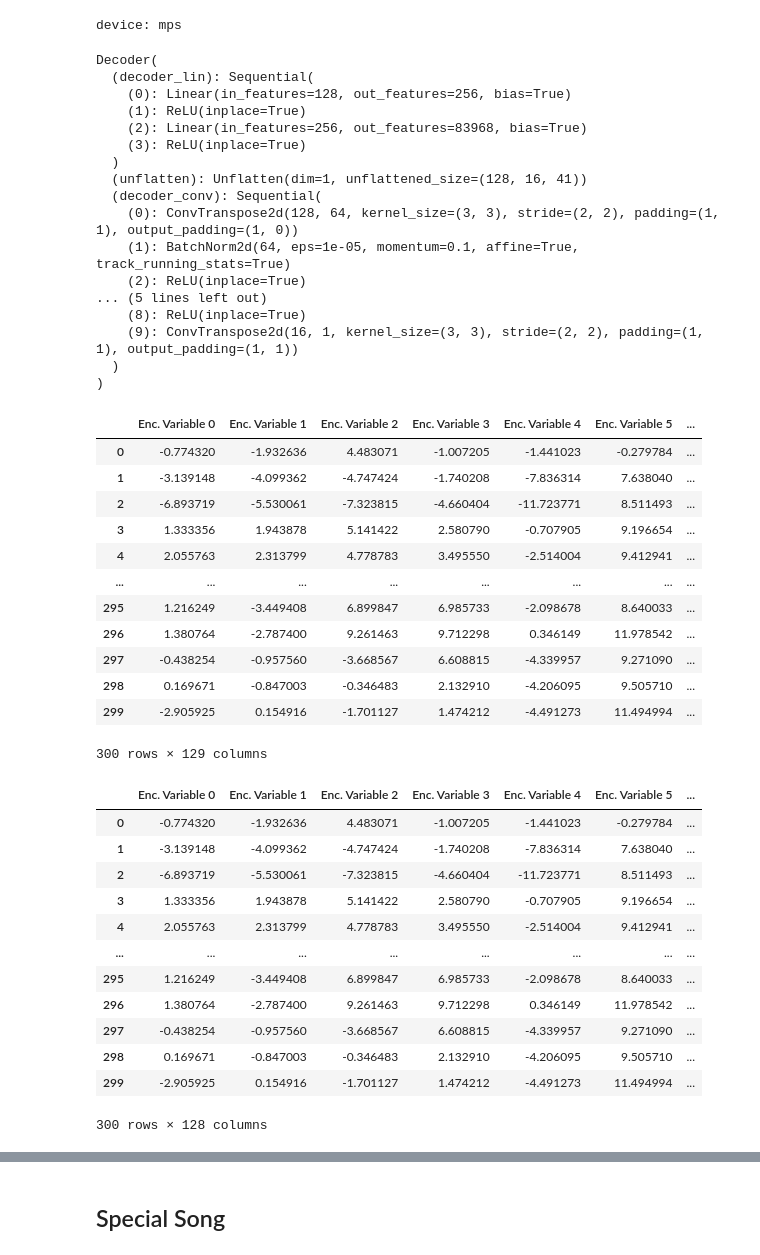
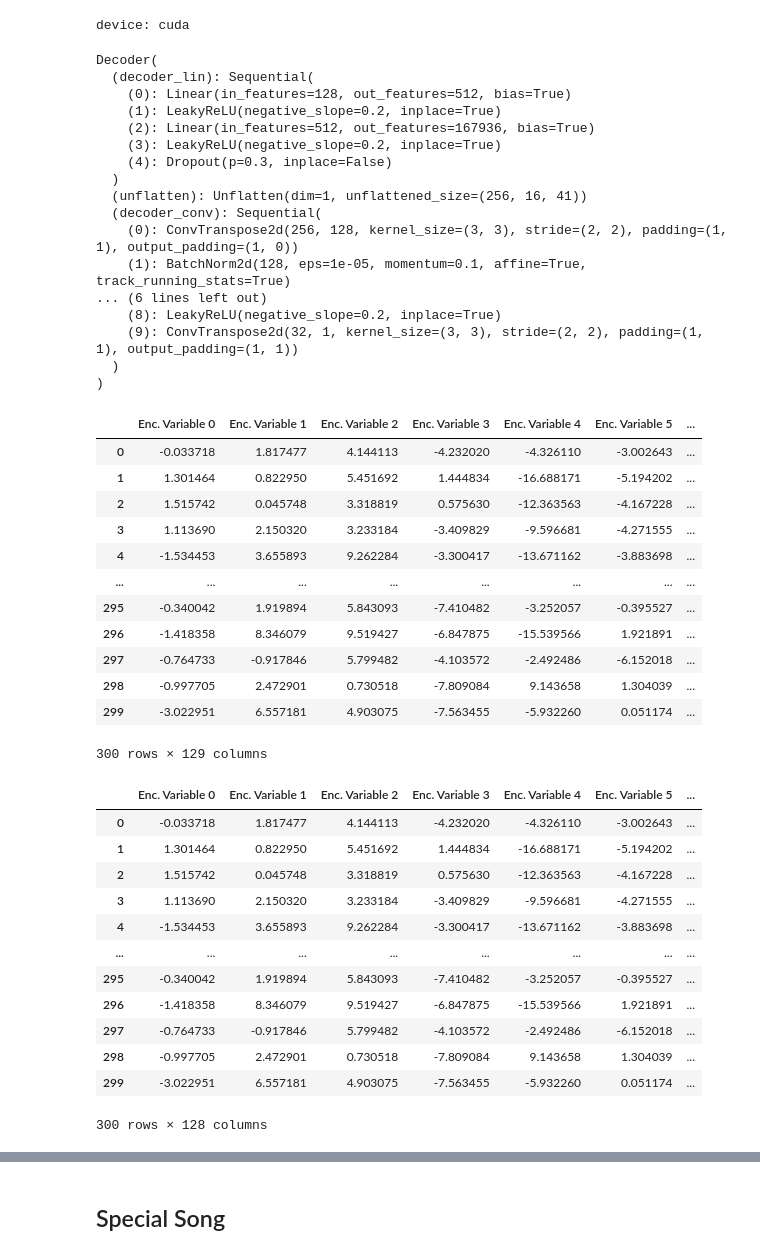
Before and after one commit to Audiofool934/Data-Side-of-the-Moon, a Jupyter notebook: code/visual.ipynb, the cells around one changed output, grey strips where cells are left out. Cells and saved outputs as stored; diff of their text form; code cells hidden in the pictures.

```diff
--- a/code/visual.ipynb
+++ b/code/visual.ipynb
@@ -16,69 +16,69 @@ import visualization as v
 
 import librosa.display
 # %%
-model_save_path="models/Echoes_128"
-
+model_save_path="models/Echoes"
+csv_path = 'output/Echoes_output/gtzan_encoded.csv'
 encoded_space_dim=128
 # %%
 encoder=load_encoder(f"{model_save_path}/encoder.pth", encoded_space_dim=encoded_space_dim)
 decoder=load_decoder(f"{model_save_path}/decoder.pth", encoded_space_dim=encoded_space_dim)
-device = torch.device("mps") if torch.backends.mps.is_available() else torch.device("cpu")
+device = torch.device("cuda") if torch.cuda.is_available() else torch.device("cpu")
 print(f'device: {device}')
 
 encoder.to(device)
 decoder.to(device)
 # %% [output]
-device: mps
+device: cuda
 Decoder(
   (decoder_lin): Sequential(
-    (0): Linear(in_features=128, out_features=256, bias=True)
-    (1): ReLU(inplace=True)
-    (2): Linear(in_features=256, out_features=83968, bias=True)
-    (3): ReLU(inplace=True)
+    (0): Linear(in_features=128, out_features=512, bias=True)
+    (1): LeakyReLU(negative_slope=0.2, inplace=True)
+    (2): Linear(in_features=512, out_features=167936, bias=True)
+    (3): LeakyReLU(negative_slope=0.2, inplace=True)
+    (4): Dropout(p=0.3, inplace=False)
   )
-  (unflatten): Unflatten(dim=1, unflattened_size=(128, 16, 41))
+  (unflatten): Unflatten(dim=1, unflattened_size=(256, 16, 41))
   (decoder_conv): Sequential(
-    (0): ConvTranspose2d(128, 64, kernel_size=(3, 3), stride=(2, 2), padding=(1, 1), output_padding=(1, 0))
-    (1): BatchNorm2d(64, eps=1e-05, momentum=0.1, affine=True, track_running_stats=True)
-    (2): ReLU(inplace=True)
-... (5 lines left out)
-    (8): ReLU(inplace=True)
-    (9): ConvTranspose2d(16, 1, kernel_size=(3, 3), stride=(2, 2), padding=(1, 1), output_padding=(1, 1))
+    (0): ConvTranspose2d(256, 128, kernel_size=(3, 3), stride=(2, 2), padding=(1, 1), output_padding=(1, 0))
+    (1): BatchNorm2d(128, eps=1e-05, momentum=0.1, affine=True, track_running_stats=True)
+... (6 lines left out)
+    (8): LeakyReLU(negative_slope=0.2, inplace=True)
+    (9): ConvTranspose2d(32, 1, kernel_size=(3, 3), stride=(2, 2), padding=(1, 1), output_padding=(1, 1))
   )
 )
 # %%
-encoded_samples = pd.read_csv('output/Echoes_output/gtzan_encoded-128.csv')
+encoded_samples = pd.read_csv(csv_path)
 encoded_samples
 # %% [output]
 |  | Enc. Variable 0 | Enc. Variable 1 | Enc. Variable 2 | Enc. Variable 3 | Enc. Variable 4 | Enc. Variable 5 | ... |
-| 0 | -0.774320 | -1.932636 | 4.483071 | -1.007205 | -1.441023 | -0.279784 | ... |
-| 1 | -3.139148 | -4.099362 | -4.747424 | -1.740208 | -7.836314 | 7.638040 | ... |
-| 2 | -6.893719 | -5.530061 | -7.323815 | -4.660404 | -11.723771 | 8.511493 | ... |
-| 3 | 1.333356 | 1.943878 | 5.141422 | 2.580790 | -0.707905 | 9.196654 | ... |
-| 4 | 2.055763 | 2.313799 | 4.778783 | 3.495550 | -2.514004 | 9.412941 | ... |
+| 0 | -0.033718 | 1.817477 | 4.144113 | -4.232020 | -4.326110 | -3.002643 | ... |
+| 1 | 1.301464 | 0.822950 | 5.451692 | 1.444834 | -16.688171 | -5.194202 | ... |
+| 2 | 1.515742 | 0.045748 | 3.318819 | 0.575630 | -12.363563 | -4.167228 | ... |
+| 3 | 1.113690 | 2.150320 | 3.233184 | -3.409829 | -9.596681 | -4.271555 | ... |
+| 4 | -1.534453 | 3.655893 | 9.262284 | -3.300417 | -13.671162 | -3.883698 | ... |
 | ... | ... | ... | ... | ... | ... | ... | ... |
-| 295 | 1.216249 | -3.449408 | 6.899847 | 6.985733 | -2.098678 | 8.640033 | ... |
-| 296 | 1.380764 | -2.787400 | 9.261463 | 9.712298 | 0.346149 | 11.978542 | ... |
-| 297 | -0.438254 | -0.957560 | -3.668567 | 6.608815 | -4.339957 | 9.271090 | ... |
-| 298 | 0.169671 | -0.847003 | -0.346483 | 2.132910 | -4.206095 | 9.505710 | ... |
-| 299 | -2.905925 | 0.154916 | -1.701127 | 1.474212 | -4.491273 | 11.494994 | ... |
+| 295 | -0.340042 | 1.919894 | 5.843093 | -7.410482 | -3.252057 | -0.395527 | ... |
+| 296 | -1.418358 | 8.346079 | 9.519427 | -6.847875 | -15.539566 | 1.921891 | ... |
+| 297 | -0.764733 | -0.917846 | 5.799482 | -4.103572 | -2.492486 | -6.152018 | ... |
+| 298 | -0.997705 | 2.472901 | 0.730518 | -7.809084 | 9.143658 | 1.304039 | ... |
+| 299 | -3.022951 | 6.557181 | 4.903075 | -7.563455 | -5.932260 | 0.051174 | ... |
 300 rows × 129 columns
 # %%
 X=encoded_samples.iloc[:, :128]
 X
 # %% [output]
 |  | Enc. Variable 0 | Enc. Variable 1 | Enc. Variable 2 | Enc. Variable 3 | Enc. Variable 4 | Enc. Variable 5 | ... |
-| 0 | -0.774320 | -1.932636 | 4.483071 | -1.007205 | -1.441023 | -0.279784 | ... |
-| 1 | -3.139148 | -4.099362 | -4.747424 | -1.740208 | -7.836314 | 7.638040 | ... |
-| 2 | -6.893719 | -5.530061 | -7.323815 | -4.660404 | -11.723771 | 8.511493 | ... |
-| 3 | 1.333356 | 1.943878 | 5.141422 | 2.580790 | -0.707905 | 9.196654 | ... |
-| 4 | 2.055763 | 2.313799 | 4.778783 | 3.495550 | -2.514004 | 9.412941 | ... |
+| 0 | -0.033718 | 1.817477 | 4.144113 | -4.232020 | -4.326110 | -3.002643 | ... |
+| 1 | 1.301464 | 0.822950 | 5.451692 | 1.444834 | -16.688171 | -5.194202 | ... |
+| 2 | 1.515742 | 0.045748 | 3.318819 | 0.575630 | -12.363563 | -4.167228 | ... |
+| 3 | 1.113690 | 2.150320 | 3.233184 | -3.409829 | -9.596681 | -4.271555 | ... |
+| 4 | -1.534453 | 3.655893 | 9.262284 | -3.300417 | -13.671162 | -3.883698 | ... |
 | ... | ... | ... | ... | ... | ... | ... | ... |
-| 295 | 1.216249 | -3.449408 | 6.899847 | 6.985733 | -2.098678 | 8.640033 | ... |
-| 296 | 1.380764 | -2.787400 | 9.261463 | 9.712298 | 0.346149 | 11.978542 | ... |
-| 297 | -0.438254 | -0.957560 | -3.668567 | 6.608815 | -4.339957 | 9.271090 | ... |
-| 298 | 0.169671 | -0.847003 | -0.346483 | 2.132910 | -4.206095 | 9.505710 | ... |
-| 299 | -2.905925 | 0.154916 | -1.701127 | 1.474212 | -4.491273 | 11.494994 | ... |
+| 295 | -0.340042 | 1.919894 | 5.843093 | -7.410482 | -3.252057 | -0.395527 | ... |
+| 296 | -1.418358 | 8.346079 | 9.519427 | -6.847875 | -15.539566 | 1.921891 | ... |
+| 297 | -0.764733 | -0.917846 | 5.799482 | -4.103572 | -2.492486 | -6.152018 | ... |
+| 298 | -0.997705 | 2.472901 | 0.730518 | -7.809084 | 9.143658 | 1.304039 | ... |
+| 299 | -3.022951 | 6.557181 | 4.903075 | -7.563455 | -5.932260 | 0.051174 | ... |
 300 rows × 128 columns
 # %%
 # selected_labels = ['hiphop', 'rock']
```
Also changed, not shown: parts of 5 cells of this notebook, 8 other files.
